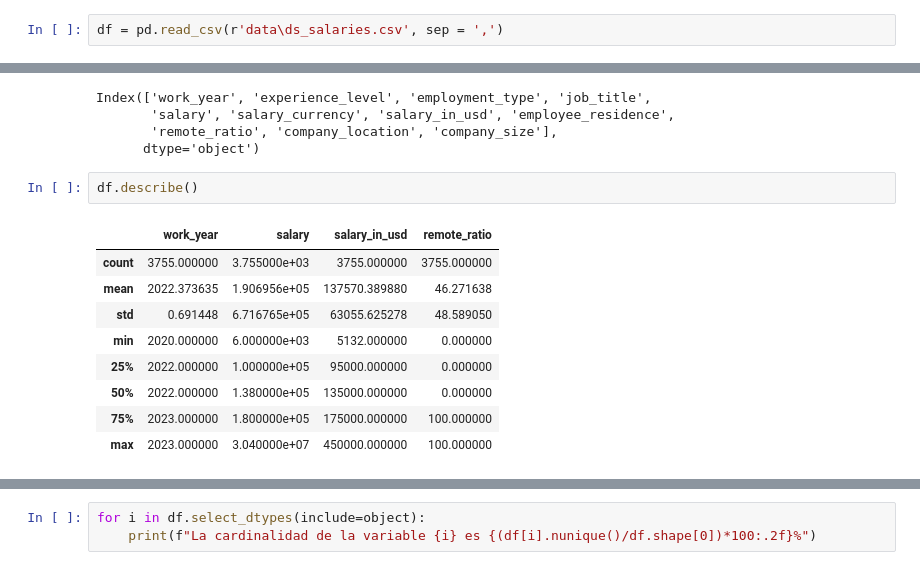
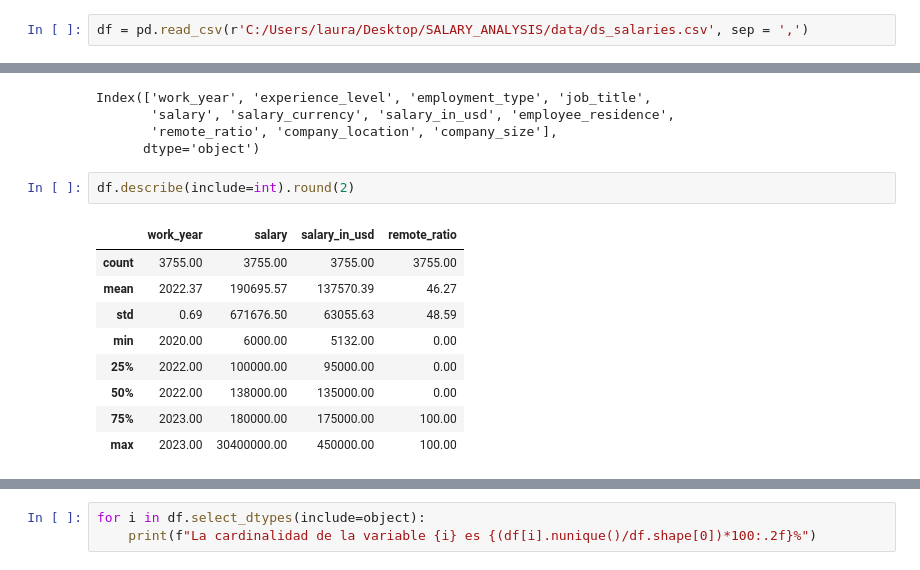
Before and after one commit to LauraGSanchz/SALARY_ANALYSIS, a Jupyter notebook: notebooks/salary_DS.ipynb, the cells around one changed output, grey strips where cells are left out. Drawn from its saved outputs; the diff is of its cells as text.

```diff
--- a/notebooks/salary_DS.ipynb
+++ b/notebooks/salary_DS.ipynb
@@ -17,7 +17,7 @@ import plotly.graph_objects as go
 # %% [markdown]
 ## Carga de Datos
 # %%
-df = pd.read_csv(r'data\ds_salaries.csv', sep = ',')
+df = pd.read_csv(r'C:/Users/laura/Desktop/SALARY_ANALYSIS/data/ds_salaries.csv', sep = ',')
 # %% [markdown]
 ## Primera exploración
 # %%
@@ -77,14 +81,14 @@ Index(['work_year', 'experience_level', 'employment_type', 'job_title',
        'remote_ratio', 'company_location', 'company_size'],
       dtype='object')
 # %%
-df.describe()
+df.describe(include=int).round(2)
 # %% [output]
 |  | work_year | salary | salary_in_usd | remote_ratio |
-| count | 3755.000000 | 3.755000e+03 | 3755.000000 | 3755.000000 |
-| mean | 2022.373635 | 1.906956e+05 | 137570.389880 | 46.271638 |
-| std | 0.691448 | 6.716765e+05 | 63055.625278 | 48.589050 |
-| min | 2020.000000 | 6.000000e+03 | 5132.000000 | 0.000000 |
-| 25% | 2022.000000 | 1.000000e+05 | 95000.000000 | 0.000000 |
-| 50% | 2022.000000 | 1.380000e+05 | 135000.000000 | 0.000000 |
-| 75% | 2023.000000 | 1.800000e+05 | 175000.000000 | 100.000000 |
-| max | 2023.000000 | 3.040000e+07 | 450000.000000 | 100.000000 |
+| count | 3755.00 | 3755.00 | 3755.00 | 3755.00 |
+| mean | 2022.37 | 190695.57 | 137570.39 | 46.27 |
+| std | 0.69 | 671676.50 | 63055.63 | 48.59 |
+| min | 2020.00 | 6000.00 | 5132.00 | 0.00 |
+| 25% | 2022.00 | 100000.00 | 95000.00 | 0.00 |
+| 50% | 2022.00 | 138000.00 | 135000.00 | 0.00 |
+| 75% | 2023.00 | 180000.00 | 175000.00 | 100.00 |
+| max | 2023.00 | 30400000.00 | 450000.00 | 100.00 |
```
Also changed, not shown: parts of 24 cells of this notebook, 2 other files.
